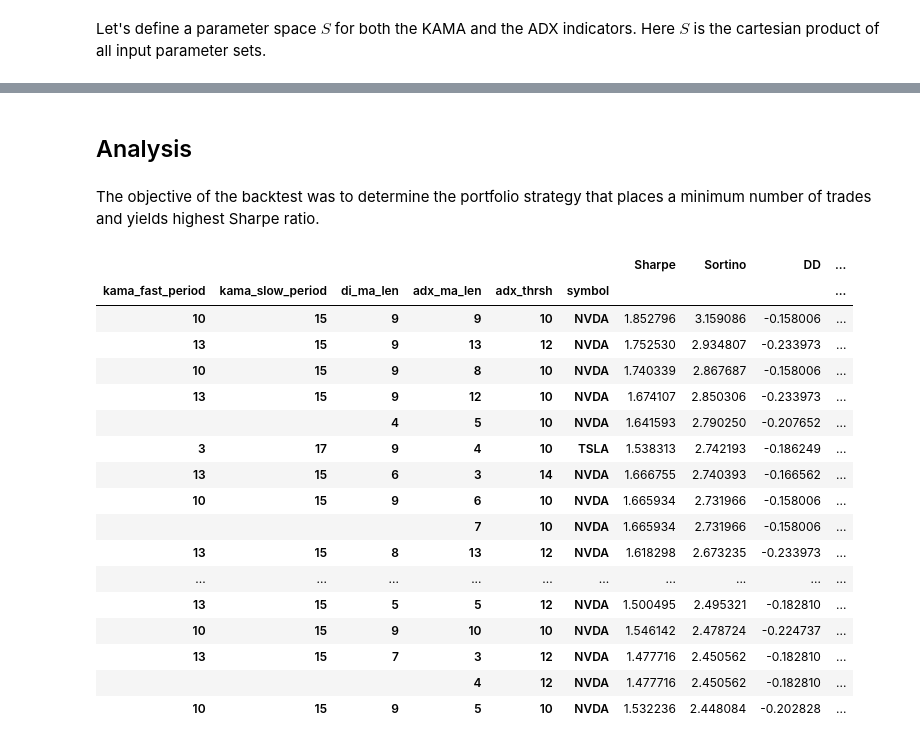
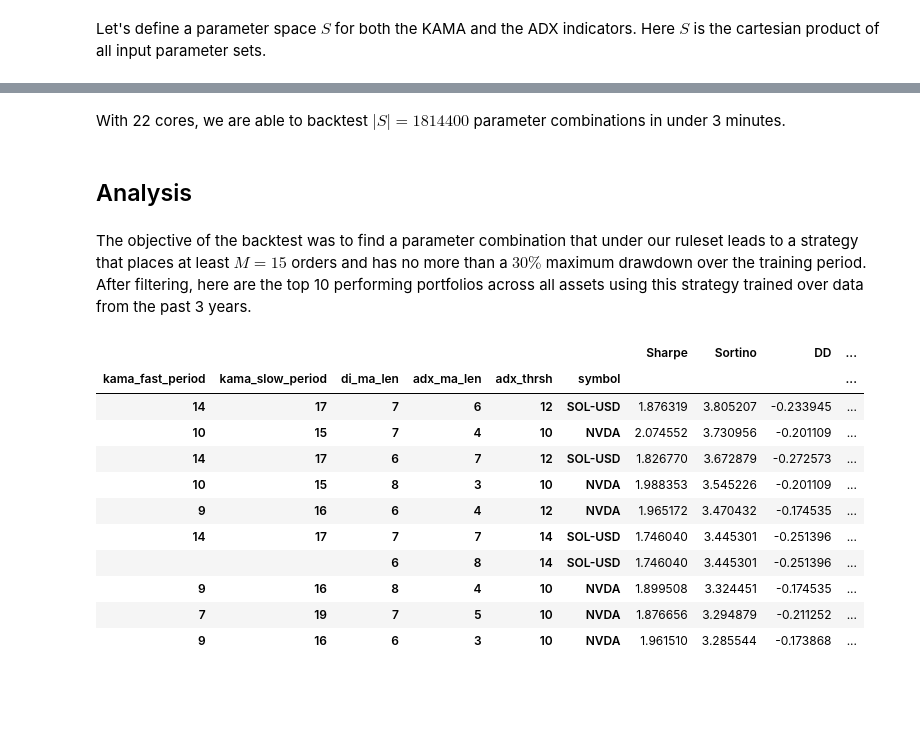
Before and after one commit to ardenpalme/strat_v0, a Jupyter notebook: strategy.ipynb, the cells around one changed output, grey strips where cells are left out. Cells and saved outputs as stored; diff of their text form; code cells hidden in the pictures; blank space fills up the shorter version.

```diff
--- a/strategy.ipynb
+++ b/strategy.ipynb
@@ -23,4 +1,2 @@ from plotly.subplots import make_subplots
-# %%
-vbt.settings.set_theme("dark")
 # %% [markdown]
 ## Setup
@@ -29,7 +25,7 @@ Retrieve market data for three assets (BTCUSD, ETHUSD) using YahooFinance's free
 # %%
 os.environ["TZ"] = "UTC"
 END_DATE = datetime.now(ZoneInfo("UTC")).strftime("%Y-%m-%d")
-START_DATE = (datetime.now(ZoneInfo("UTC")) - relativedelta(years=2)).strftime("%Y-%m-%d")
+START_DATE = (datetime.now(ZoneInfo("UTC")) - relativedelta(years=3)).strftime("%Y-%m-%d")
 # %%
 print(f"{START_DATE} to {END_DATE}")
 # %% [output]
@@ -620,19 +242,0 @@ def merge_func(arrs, ann_args, input_columns):
-# %%
-nb_chunked = vbt.chunked(
-    size=vbt.ArraySizer(arg_query='kama_fast_period', axis=0),
-    arg_take_spec=dict(
-        high=None,
-        low=None,
-        close=None,
-        kama_fast_period=vbt.ArraySlicer(axis=0),
-        kama_slow_period=vbt.ArraySlicer(axis=0),
-        adx_ma_len=vbt.ArraySlicer(axis=0),
-        di_ma_len=vbt.ArraySlicer(axis=0),
-        adx_thrsh=vbt.ArraySlicer(axis=0),
-        ann_factor=None
-    ),
-    merge_func=merge_func,
-    merge_kwargs=dict(
-        ann_args=vbt.Rep("ann_args")
-    )
-)
@@ -641,5 +243,6 @@ chunked_pipeline_nb = nb_chunked(pipeline_nb)
 # %%
 %%time
+chunked_pipeline_nb = nb_chunked(pipeline_nb)
 res = chunked_pipeline_nb(
     market_data.get('High').values, market_data.get('Low').values, market_data.get('Close').values,
     kama_fast_period=kama_fast_period_prod,
@@ -647,7 +250,7 @@ res = chunked_pipeline_nb(
     adx_ma_len=adx_ma_len_prod,
     adx_thrsh=adx_thrsh_prod,
     di_ma_len=di_ma_len_prod,
-    ann_factor=ann_factor,
+    ann_factor=365,
     _execute_kwargs=dict(engine="dask"),
     _merge_kwargs=dict(input_columns=market_data.get('Close').columns)
 )
@@ -657,28 +260,24 @@ Wall time: 1min 9s
+# %% [markdown]
+With 22 cores, we are able to backtest $|S|=1814400$ parameter combinations in under 3 minutes.
 # %% [markdown]
 ## Analysis
-# %% [markdown]
-The objective of the backtest was to determine the portfolio strategy that places a minimum number of trades and yields highest Sharpe ratio.
+# %% [markdown]
+The objective of the backtest was to find a parameter combination that under our ruleset leads to a strategy that places at least $M=15$ orders and has no more than a $30\%$ maximum drawdown over the training period. After filtering, here are the top 10 performing portfolios across all assets using this strategy trained over data from the past 3 years.
 # %%
 res = res[res['DD'] > -0.30]
 res = res[res['Num Trades'] > 15]
 best_portfolios = res.sort_values(by=['Sortino'], ascending=False)
-display(best_portfolios.head(20))
+display(best_portfolios.head(10))
 # %% [output]
 |  |  |  |  |  |  | Sharpe | Sortino | DD | ... |
 | kama_fast_period | kama_slow_period | di_ma_len | adx_ma_len | adx_thrsh | symbol |  |  |  | ... |
-| 10 | 15 | 9 | 9 | 10 | NVDA | 1.852796 | 3.159086 | -0.158006 | ... |
-| 13 | 15 | 9 | 13 | 12 | NVDA | 1.752530 | 2.934807 | -0.233973 | ... |
-| 10 | 15 | 9 | 8 | 10 | NVDA | 1.740339 | 2.867687 | -0.158006 | ... |
-| 13 | 15 | 9 | 12 | 10 | NVDA | 1.674107 | 2.850306 | -0.233973 | ... |
-|  |  | 4 | 5 | 10 | NVDA | 1.641593 | 2.790250 | -0.207652 | ... |
-| 3 | 17 | 9 | 4 | 10 | TSLA | 1.538313 | 2.742193 | -0.186249 | ... |
-| 13 | 15 | 6 | 3 | 14 | NVDA | 1.666755 | 2.740393 | -0.166562 | ... |
-| 10 | 15 | 9 | 6 | 10 | NVDA | 1.665934 | 2.731966 | -0.158006 | ... |
-|  |  |  | 7 | 10 | NVDA | 1.665934 | 2.731966 | -0.158006 | ... |
-| 13 | 15 | 8 | 13 | 12 | NVDA | 1.618298 | 2.673235 | -0.233973 | ... |
-| ... | ... | ... | ... | ... | ... | ... | ... | ... | ... |
-| 13 | 15 | 5 | 5 | 12 | NVDA | 1.500495 | 2.495321 | -0.182810 | ... |
-| 10 | 15 | 9 | 10 | 10 | NVDA | 1.546142 | 2.478724 | -0.224737 | ... |
-| 13 | 15 | 7 | 3 | 12 | NVDA | 1.477716 | 2.450562 | -0.182810 | ... |
-|  |  |  | 4 | 12 | NVDA | 1.477716 | 2.450562 | -0.182810 | ... |
-| 10 | 15 | 9 | 5 | 10 | NVDA | 1.532236 | 2.448084 | -0.202828 | ... |
+| 14 | 17 | 7 | 6 | 12 | SOL-USD | 1.876319 | 3.805207 | -0.233945 | ... |
+| 10 | 15 | 7 | 4 | 10 | NVDA | 2.074552 | 3.730956 | -0.201109 | ... |
+| 14 | 17 | 6 | 7 | 12 | SOL-USD | 1.826770 | 3.672879 | -0.272573 | ... |
+| 10 | 15 | 8 | 3 | 10 | NVDA | 1.988353 | 3.545226 | -0.201109 | ... |
+| 9 | 16 | 6 | 4 | 12 | NVDA | 1.965172 | 3.470432 | -0.174535 | ... |
+| 14 | 17 | 7 | 7 | 14 | SOL-USD | 1.746040 | 3.445301 | -0.251396 | ... |
+|  |  | 6 | 8 | 14 | SOL-USD | 1.746040 | 3.445301 | -0.251396 | ... |
+| 9 | 16 | 8 | 4 | 10 | NVDA | 1.899508 | 3.324451 | -0.174535 | ... |
+| 7 | 19 | 7 | 5 | 10 | NVDA | 1.876656 | 3.294879 | -0.211252 | ... |
+| 9 | 16 | 6 | 3 | 10 | NVDA | 1.961510 | 3.285544 | -0.173868 | ... |
```
Also changed, not shown: parts of 82 cells of this notebook, 4 other files.
